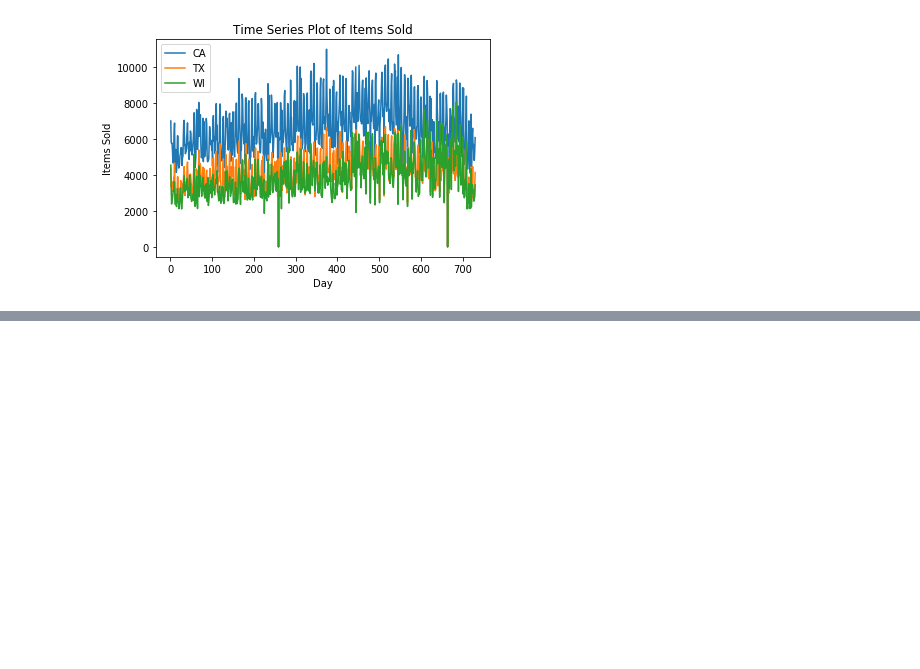
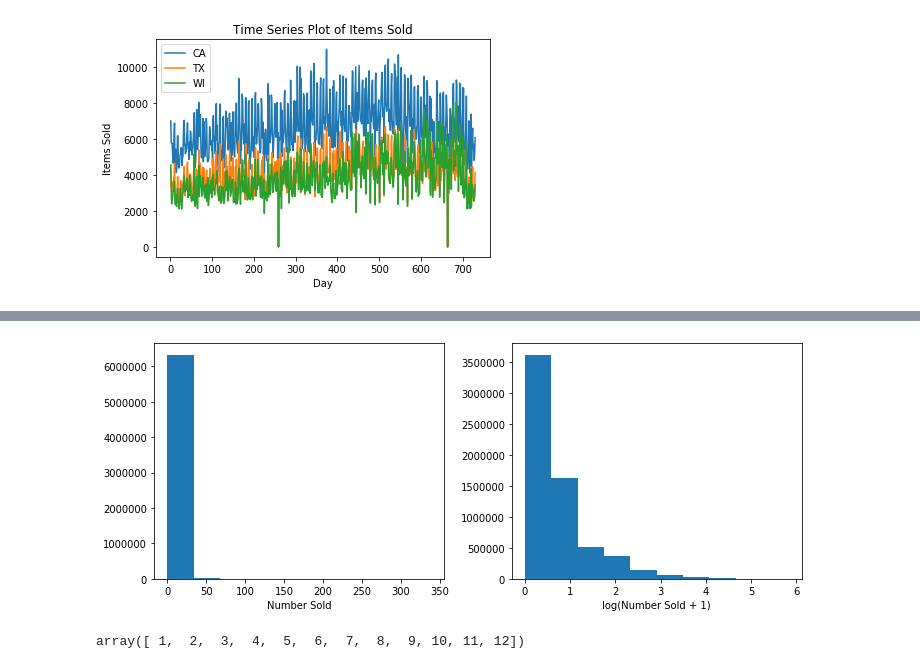
Before and after one commit to kanitjompuk40/GroupWork, a Jupyter notebook: AML/EDA.ipynb, the cells around one changed output, grey strips where cells are left out. Saved outputs shown, nothing was run; the diff lists cells and outputs as text; code cells hidden in the pictures; blank space fills up the shorter version.

```diff
--- a/AML/EDA.ipynb
+++ b/AML/EDA.ipynb
@@ -232,0 +254,16 @@ plt.show()
+# %%
+#Histogram of number of items sold
+#Had to plus 1 because several values are zero
+fig, ax = plt.subplots(nrows=1, ncols=2, figsize=(10, 4))
+ax[0].hist(df['sold'])
+ax[1].hist(np.log(1 + df['sold']))
+ax[0].set_xlabel('Number Sold')
+ax[1].set_xlabel('log(Number Sold + 1)')
+plt.tight_layout()
+plt.show()
+# %% [output]
+[figure, added]
+# %%
+np.unique(df['month'])
+# %% [output]
+array([ 1,  2,  3,  4,  5,  6,  7,  8,  9, 10, 11, 12])
```
Also changed, not shown: parts of 3 cells of this notebook.
